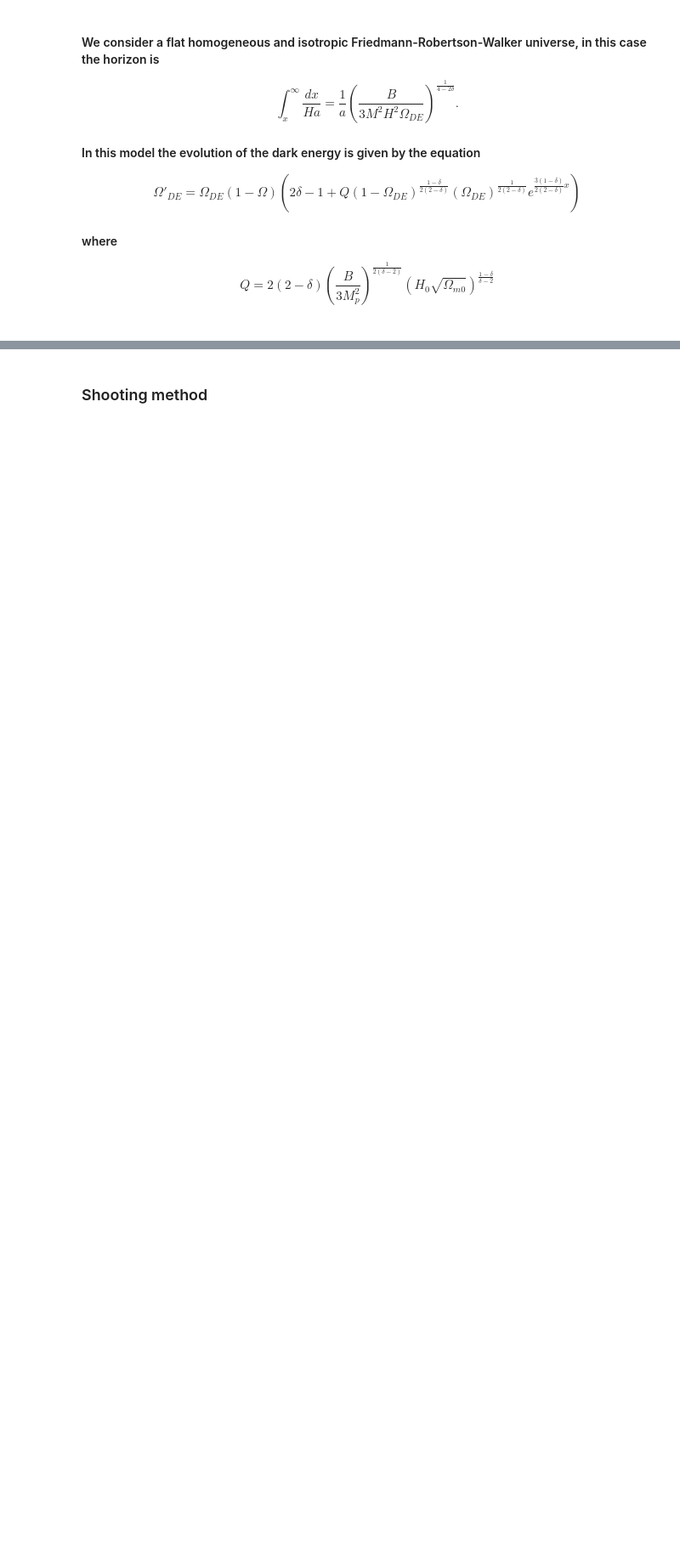
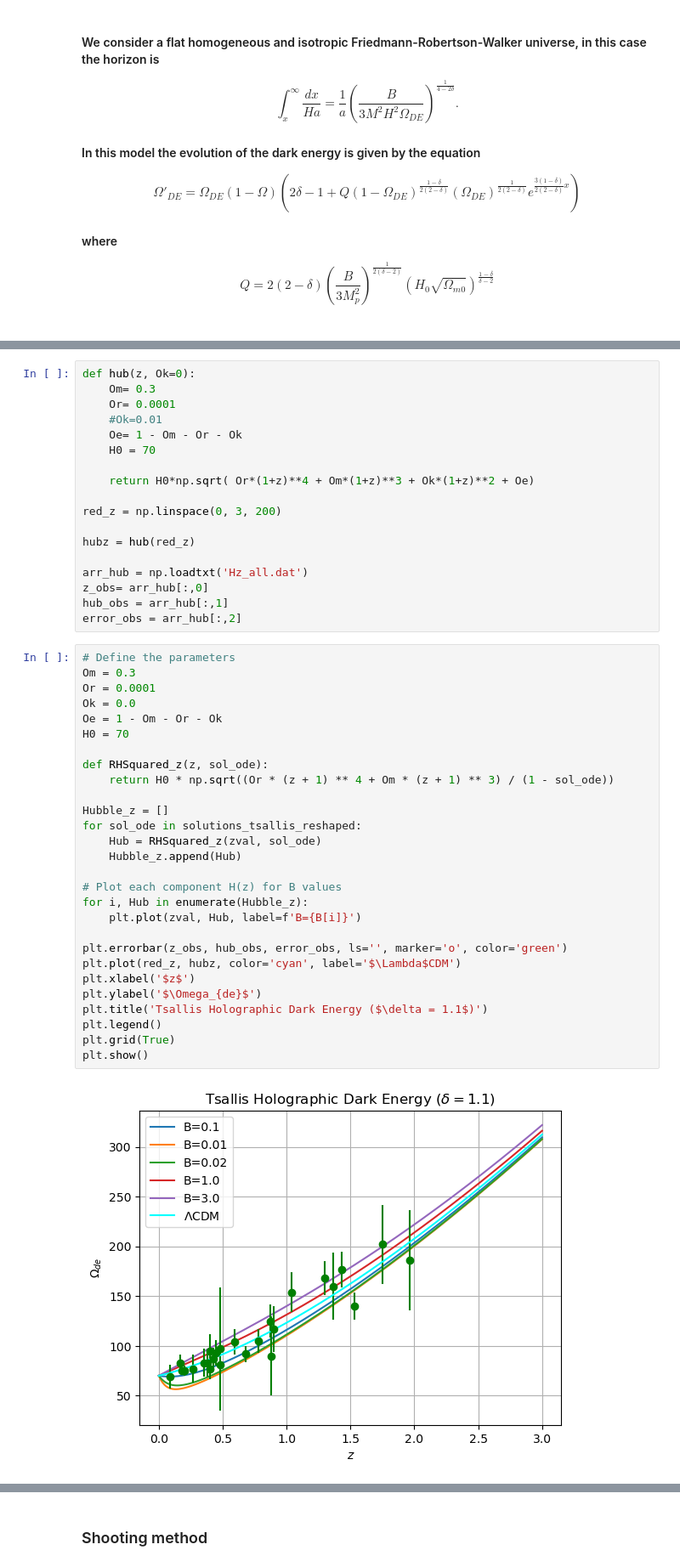
Before and after one commit to xlxnsxzpxtx/HolographicDE, a Jupyter notebook: holographics_models.ipynb, the cells around one changed output, grey strips where cells are left out. Shown: that part at 85% size. Saved outputs shown, nothing was run; the diff lists cells and outputs as text; blank space fills up the shorter version.

```diff
--- a/holographics_models.ipynb
+++ b/holographics_models.ipynb
@@ -86,3 +76,51 @@ plt.grid()
+# %%
+def hub(z, Ok=0):
+    Om= 0.3
+    Or= 0.0001
+    #Ok=0.01
+    Oe= 1 - Om - Or - Ok
+    H0 = 70
+
+    return H0*np.sqrt( Or*(1+z)**4 + Om*(1+z)**3 + Ok*(1+z)**2 + Oe)
+
+red_z = np.linspace(0, 3, 200)
+
+hubz = hub(red_z)
+
+arr_hub = np.loadtxt('Hz_all.dat')
+z_obs= arr_hub[:,0]
+hub_obs = arr_hub[:,1]
+error_obs = arr_hub[:,2]
+# %%
+# Define the parameters
+Om = 0.3
+Or = 0.0001
+Ok = 0.0
+Oe = 1 - Om - Or - Ok
+H0 = 70
+
+def RHSquared_z(z, sol_ode):
+    return H0 * np.sqrt((Or * (z + 1) ** 4 + Om * (z + 1) ** 3) / (1 - sol_ode))
+
+Hubble_z = []
+for sol_ode in solutions_tsallis_reshaped:
+    Hub = RHSquared_z(zval, sol_ode)
+    Hubble_z.append(Hub)
+
+# Plot each component H(z) for B values
+for i, Hub in enumerate(Hubble_z):
+    plt.plot(zval, Hub, label=f'B={B[i]}')
+
+plt.errorbar(z_obs, hub_obs, error_obs, ls='', marker='o', color='green')
+plt.plot(red_z, hubz, color='cyan', label='$\Lambda$CDM')
+plt.xlabel('$z$')
+plt.ylabel('$\Omega_{de}$')
+plt.title('Tsallis Holographic Dark Energy ($\delta = 1.1$)')
+plt.legend()
+plt.grid(True)
+plt.show()
+# %% [output]
+[figure, added]
 # %% [markdown]
 ## Holographic Dark Energy in modfied Barrow Cosmology
 #### Sheykhi, A., & Hamedan, M. S. (2023). Holographic Dark Energy in Modified Barrow Cosmology. Entropy, 25(4), 569. https://doi.org/10.3390/e25040569.
```
Also changed, not shown: parts of 8 cells of this notebook, 2 other files.
